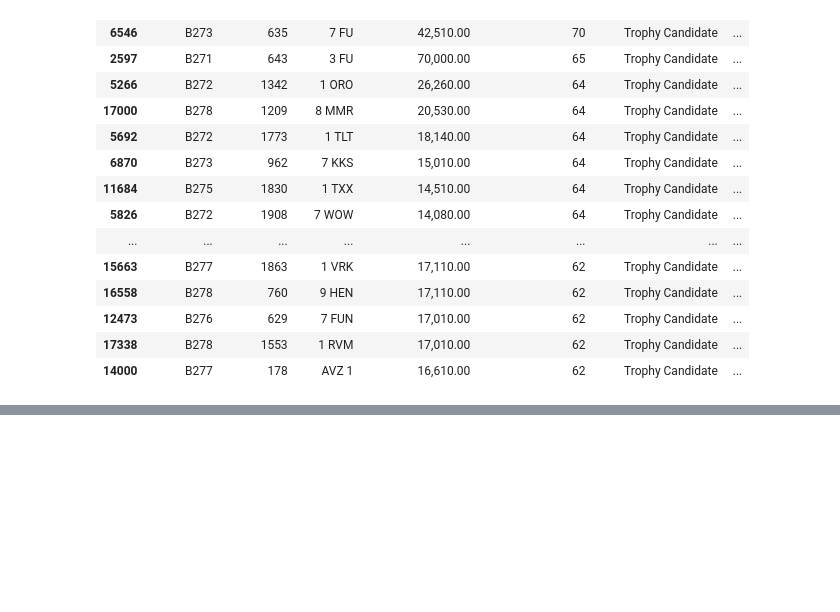
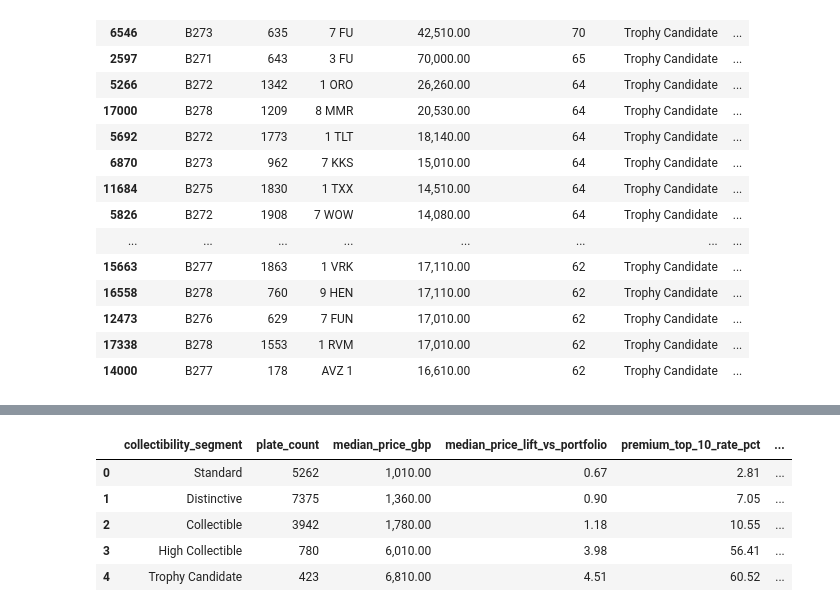
Before and after one commit to ozzy2438/Plate-Value-Intelligence, a Jupyter notebook: 06_premium_collectible_asset_detection.ipynb, the cells around one changed output, grey strips where cells are left out. Cells and saved outputs as stored; diff of their text form; code cells hidden in the pictures; blank space fills up the shorter version.

```diff
--- a/06_premium_collectible_asset_detection.ipynb
+++ b/06_premium_collectible_asset_detection.ipynb
@@ -683,0 +690,46 @@ specialist_review_summary
+# %%
+overall_median_price = (
+    df_assets["hammer_price_gbp"]
+    .median()
+)
+
+overall_premium_rate = (
+    df_assets["is_premium_top_10pct"]
+    .mean()
+)
+
+collectibility_segment_summary[
+    "median_price_lift_vs_portfolio"
+] = (
+    collectibility_segment_summary[
+        "median_price_gbp"
+    ]
+    / overall_median_price
+)
+
+collectibility_segment_summary[
+    "premium_rate_lift_vs_portfolio"
+] = (
+    collectibility_segment_summary[
+        "premium_top_10_rate"
+    ]
+    / overall_premium_rate
+)
+
+collectibility_segment_summary[
+    [
+        "collectibility_segment",
+        "plate_count",
+        "median_price_gbp",
+        "median_price_lift_vs_portfolio",
+        "premium_top_10_rate_pct",
+        "premium_rate_lift_vs_portfolio",
+    ]
+]
+# %% [output]
+|  | collectibility_segment | plate_count | median_price_gbp | median_price_lift_vs_portfolio | premium_top_10_rate_pct | ... |
+| 0 | Standard | 5262 | 1,010.00 | 0.67 | 2.81 | ... |
+| 1 | Distinctive | 7375 | 1,360.00 | 0.90 | 7.05 | ... |
+| 2 | Collectible | 3942 | 1,780.00 | 1.18 | 10.55 | ... |
+| 3 | High Collectible | 780 | 6,010.00 | 3.98 | 56.41 | ... |
+| 4 | Trophy Candidate | 423 | 6,810.00 | 4.51 | 60.52 | ... |
```
Also changed, not shown: parts of 9 cells of this notebook, 8 other files.
